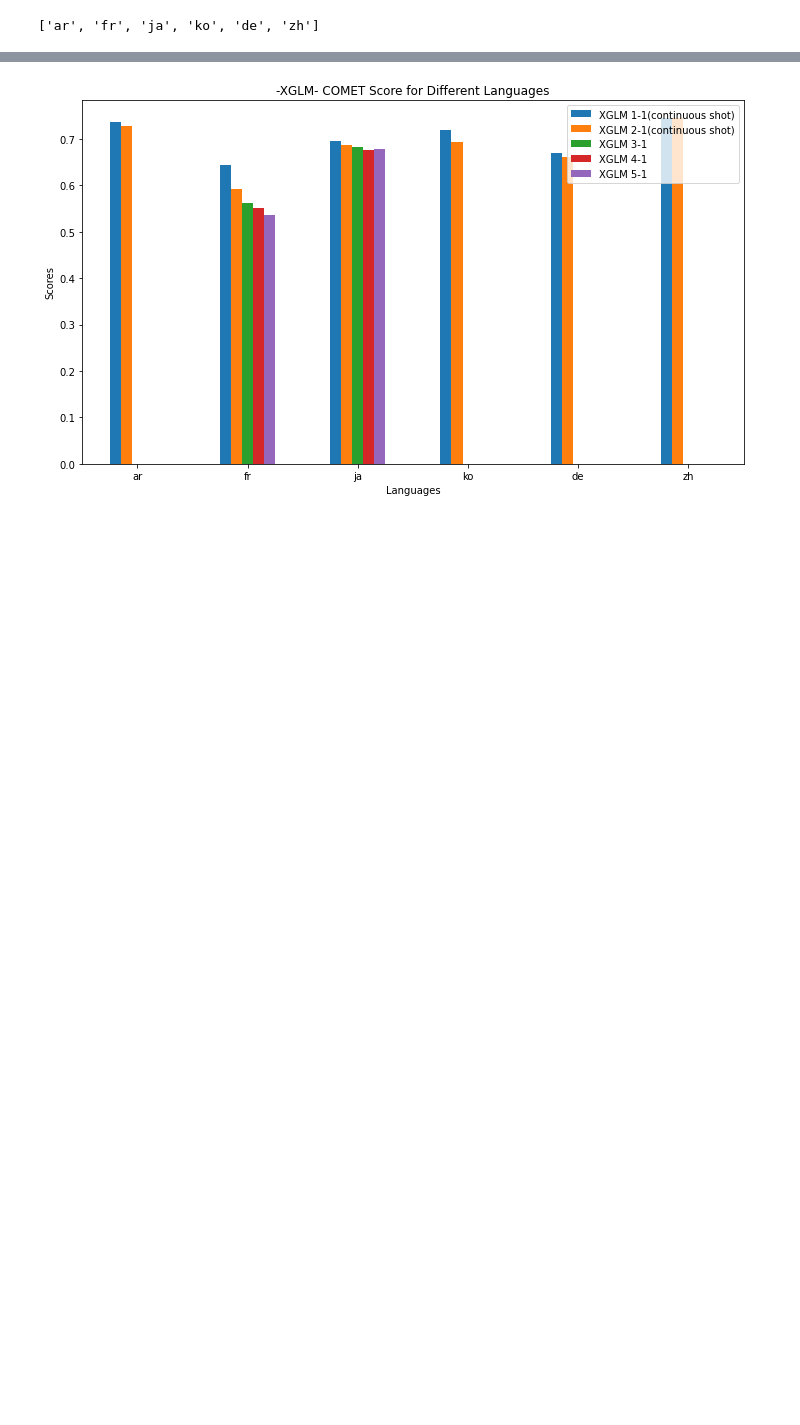
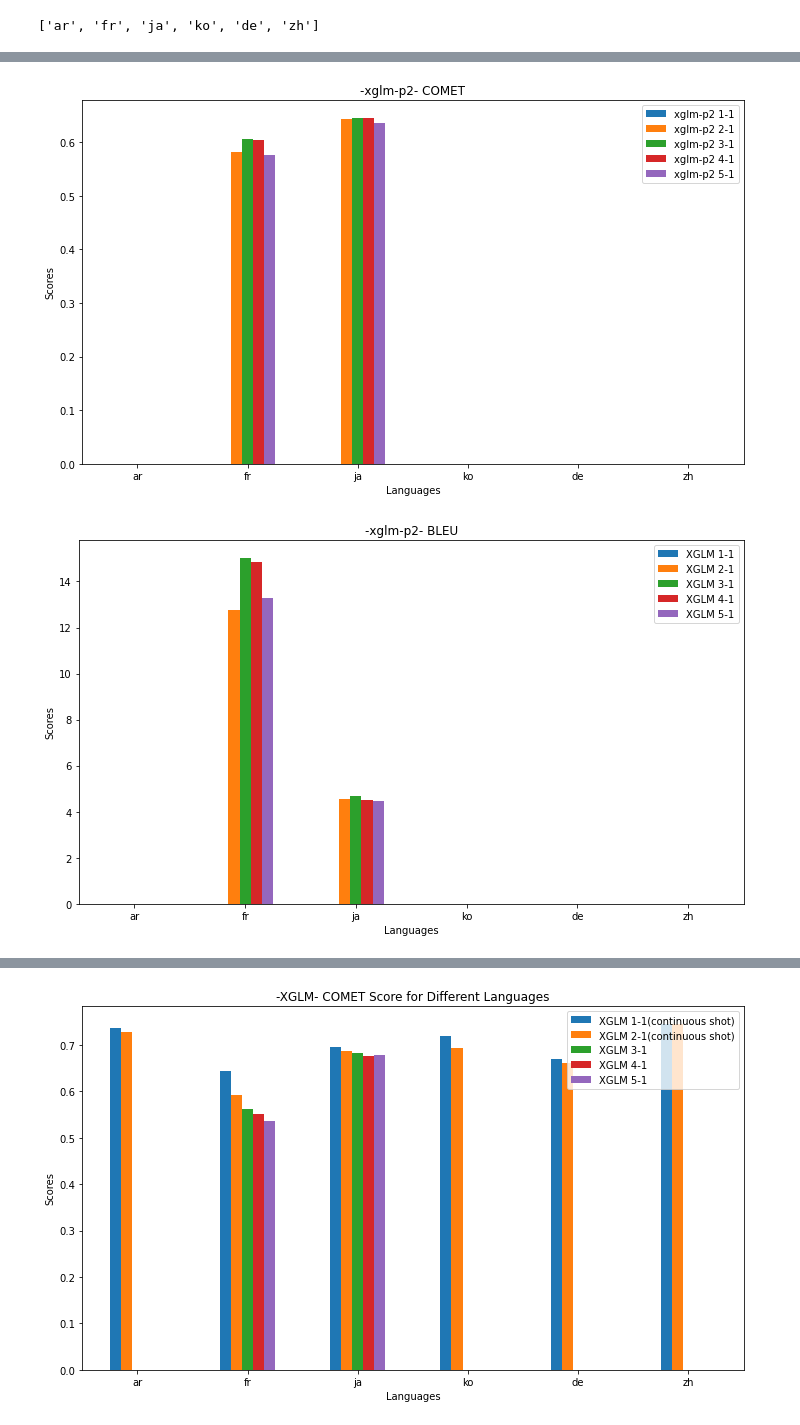
Before and after one commit to su0315/LLM_Contextual_Prompt_MT, a Jupyter notebook: notebook/result_visualization/context_size_comparison.ipynb, the cells around one changed output, grey strips where cells are left out. Saved outputs shown, nothing was run; the diff lists cells and outputs as text; code cells hidden in the pictures; blank space fills up the shorter version.

```diff
--- a/notebook/result_visualization/context_size_comparison.ipynb
+++ b/notebook/result_visualization/context_size_comparison.ipynb
@@ -94,0 +175,5 @@ print (lang_list)
+# %%
+scores_plot("xglm-p2")
+# %% [output]
+[figure, added]
+[figure, added]
```
Also changed, not shown: parts of 10 cells of this notebook, 1 other file.
